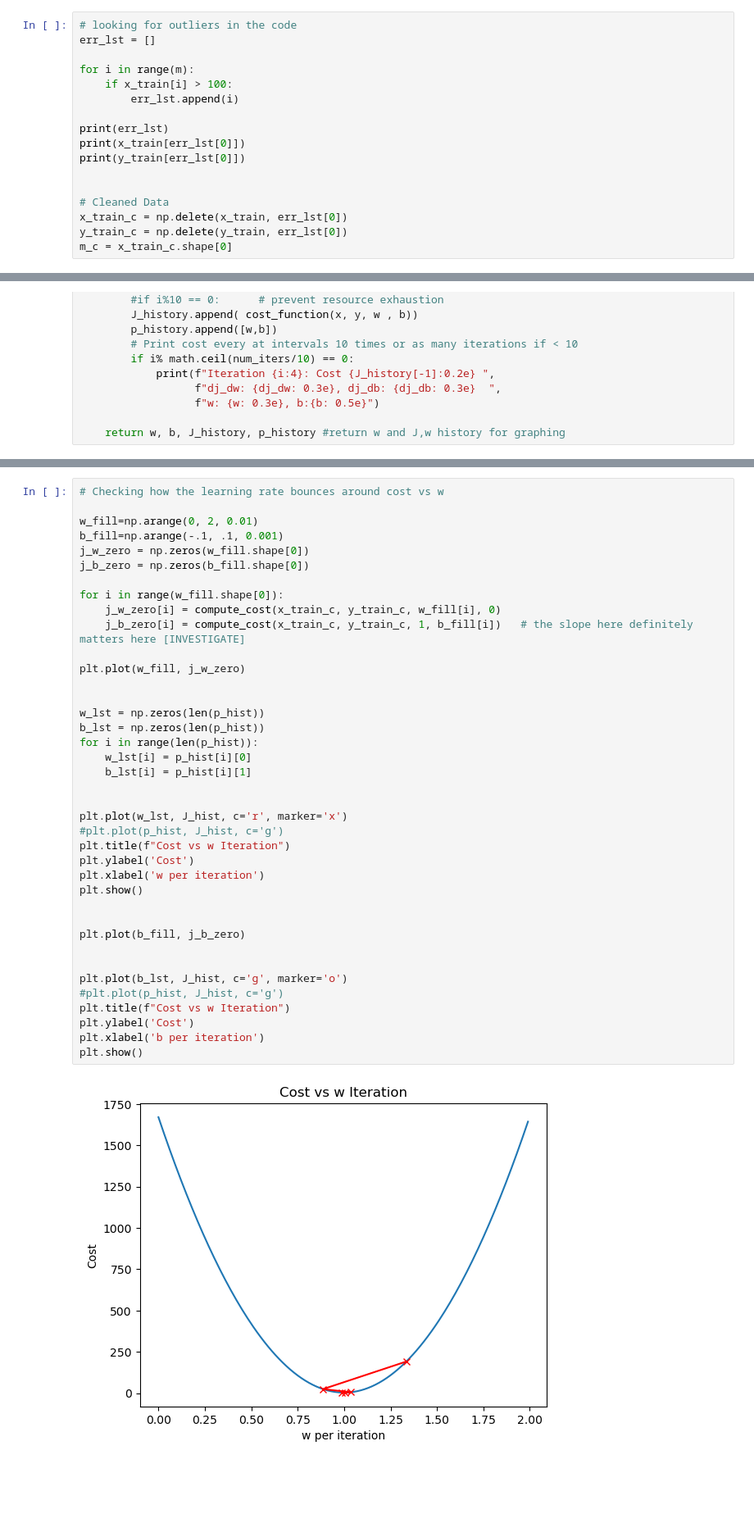
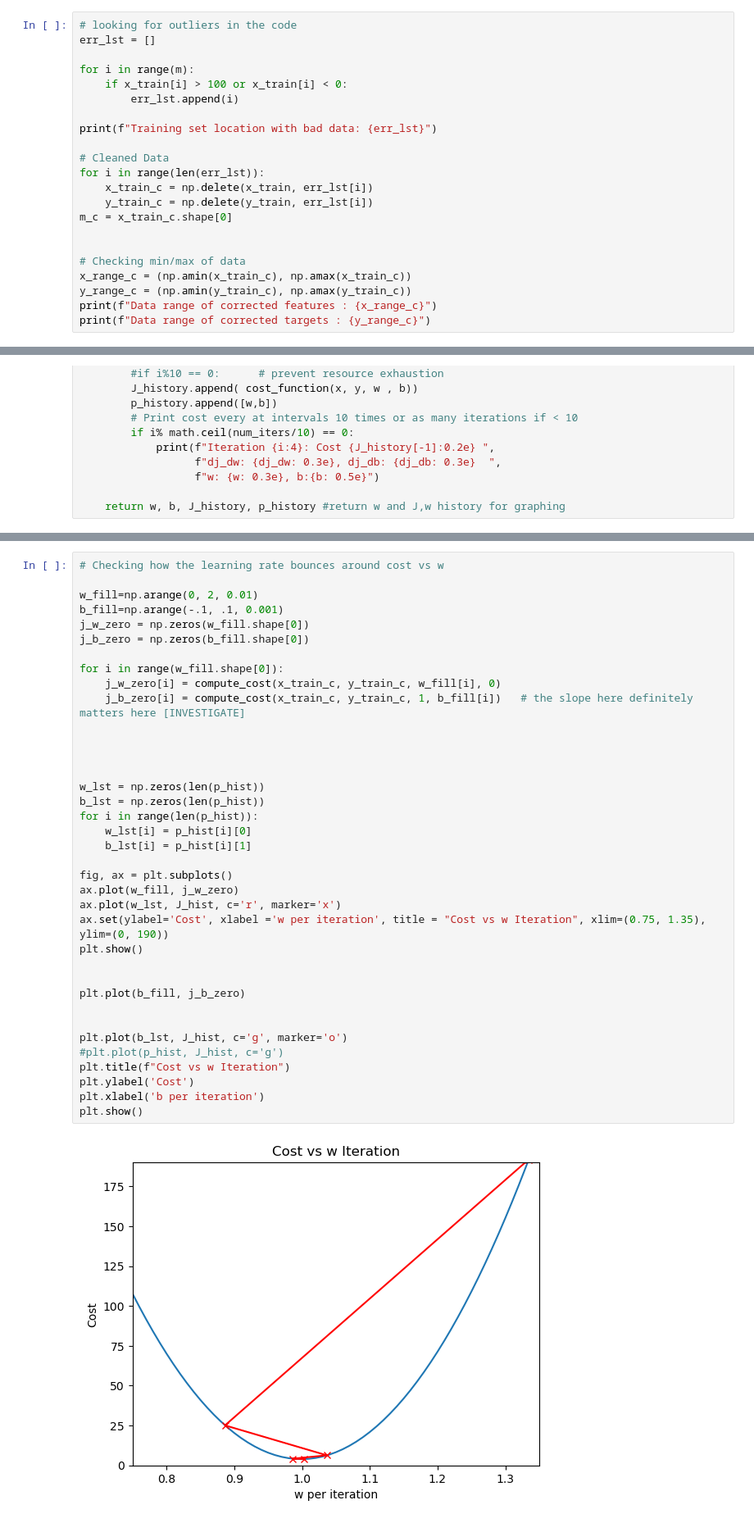
Before and after one commit to WhisperingRock/Kaggle_ML, a Jupyter notebook: univariable-linear-regression.ipynb, the cells around one changed output, grey strips where cells are left out. Shown: that part at 82% size. Cells and saved outputs as stored; diff of their text form; blank space fills up the shorter version.

```diff
--- a/univariable-linear-regression.ipynb
+++ b/univariable-linear-regression.ipynb
@@ -34,16 +83,21 @@ m = x_train.shape[0] # 700 counted
 err_lst = []
 
 for i in range(m):
-    if x_train[i] > 100:
+    if x_train[i] > 100 or x_train[i] < 0:
         err_lst.append(i)
 
-print(err_lst)
-print(x_train[err_lst[0]])
-print(y_train[err_lst[0]])
+print(f"Training set location with bad data: {err_lst}")
+
+# Cleaned Data
+for i in range(len(err_lst)):
+    x_train_c = np.delete(x_train, err_lst[i])
+    y_train_c = np.delete(y_train, err_lst[i])
+m_c = x_train_c.shape[0]
 
 
-# Cleaned Data
-x_train_c = np.delete(x_train, err_lst[0])
-y_train_c = np.delete(y_train, err_lst[0])
-m_c = x_train_c.shape[0]
+# Checking min/max of data
+x_range_c = (np.amin(x_train_c), np.amax(x_train_c))
+y_range_c = (np.amin(y_train_c), np.amax(y_train_c))
+print(f"Data range of corrected features : {x_range_c}")
+print(f"Data range of corrected targets : {y_range_c}")
 # %% [output]
@@ -242,41 +326,39 @@ Iteration    4: Cost 3.97e+00  dj_dw: -4.238e+01, dj_db: -6.043e-01   w:  1.003e
 w_fill=np.arange(0, 2, 0.01)
 b_fill=np.arange(-.1, .1, 0.001)
 j_w_zero = np.zeros(w_fill.shape[0])
 j_b_zero = np.zeros(b_fill.shape[0])
 
 for i in range(w_fill.shape[0]):
     j_w_zero[i] = compute_cost(x_train_c, y_train_c, w_fill[i], 0)
     j_b_zero[i] = compute_cost(x_train_c, y_train_c, 1, b_fill[i])   # the slope here definitely matters here [INVESTIGATE]
 
-plt.plot(w_fill, j_w_zero)
+
 
 
 w_lst = np.zeros(len(p_hist))
 b_lst = np.zeros(len(p_hist))
 for i in range(len(p_hist)):
     w_lst[i] = p_hist[i][0]
     b_lst[i] = p_hist[i][1]
 
-
-plt.plot(w_lst, J_hist, c='r', marker='x')
-#plt.plot(p_hist, J_hist, c='g')
-plt.title(f"Cost vs w Iteration")
-plt.ylabel('Cost')
-plt.xlabel('w per iteration')
+fig, ax = plt.subplots()
+ax.plot(w_fill, j_w_zero)
+ax.plot(w_lst, J_hist, c='r', marker='x')
+ax.set(ylabel='Cost', xlabel ='w per iteration', title = "Cost vs w Iteration", xlim=(0.75, 1.35), ylim=(0, 190))
 plt.show()
 
 
 plt.plot(b_fill, j_b_zero)
 
 
 plt.plot(b_lst, J_hist, c='g', marker='o')
 #plt.plot(p_hist, J_hist, c='g')
 plt.title(f"Cost vs w Iteration")
 plt.ylabel('Cost')
 plt.xlabel('b per iteration')
 plt.show()
 # %% [output]
-[figure, old version]
+[figure, new version]
 [figure]
 # %%
 # STILL TRYING TO GRAPH A 3D PLOT OF (b, w, J(w,b))
```
Also changed, not shown: parts of 13 cells of this notebook.
